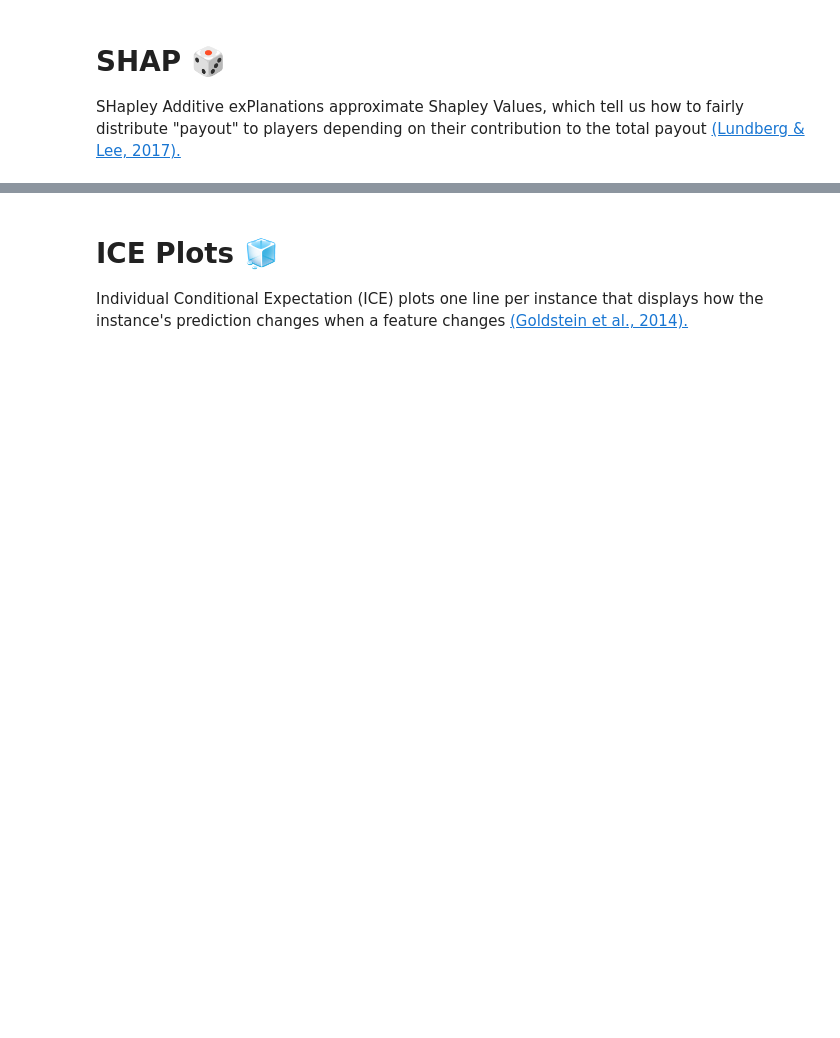
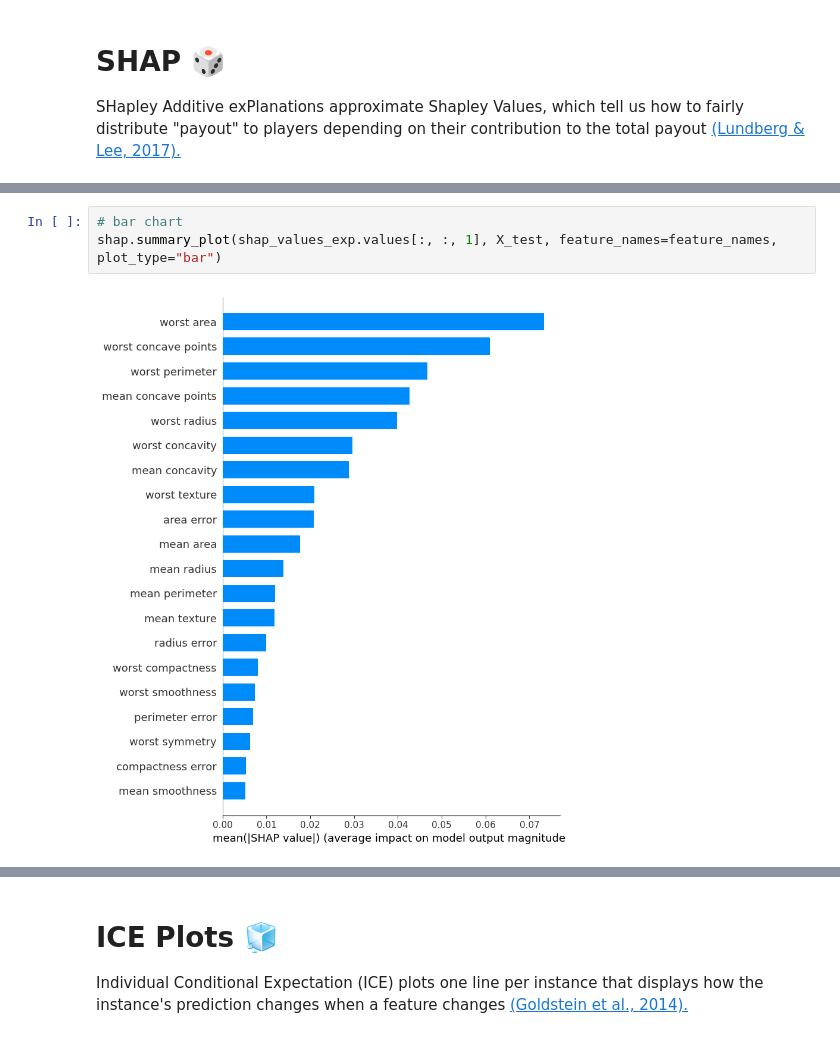
Before and after one commit to catebarry/explainable-techniques, a Jupyter notebook: explainable_technqiues.ipynb, the cells around one changed output, grey strips where cells are left out. Cells and saved outputs as stored; diff of their text form; blank space fills up the shorter version.

```diff
--- a/explainable_technqiues.ipynb
+++ b/explainable_technqiues.ipynb
@@ -306,0 +321,5 @@ ValueError: Could not find feature named: Age
+# %%
+# bar chart
+shap.summary_plot(shap_values_exp.values[:, :, 1], X_test, feature_names=feature_names, plot_type="bar")
+# %% [output]
+[figure, added]
```
Also changed, not shown: parts of 24 cells of this notebook.
